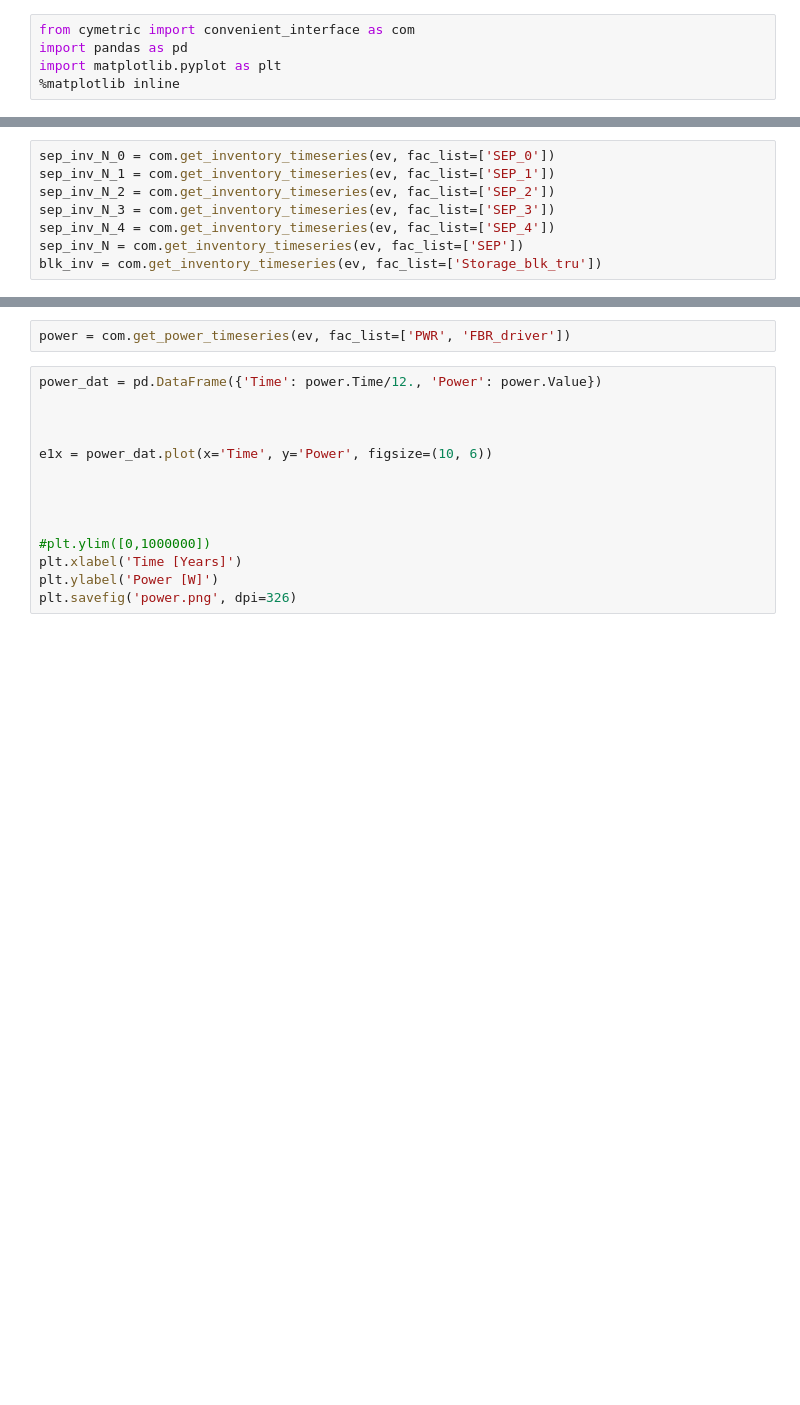
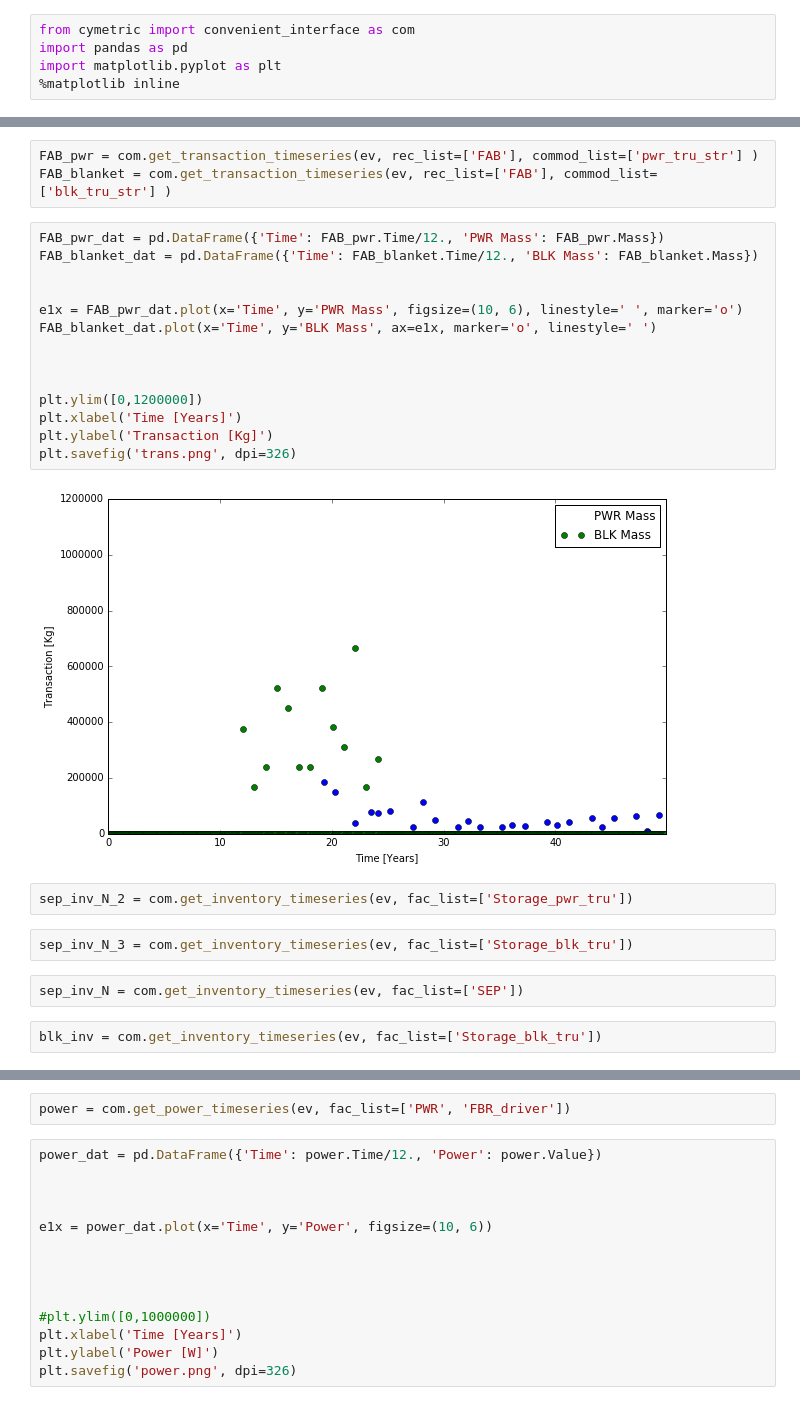
Before and after one commit to Baaaaam/EG30, a Jupyter notebook: EG30_analysis.ipynb, the cells around one changed output, grey strips where cells are left out. Saved outputs shown, nothing was run; the diff lists cells and outputs as text; blank space fills up the shorter version.

```diff
--- a/EG30_analysis.ipynb
+++ b/EG30_analysis.ipynb
@@ -52,9 +32,28 @@ plt.savefig('trans.png', dpi=326)
-# %%
-sep_inv_N_0 = com.get_inventory_timeseries(ev, fac_list=['SEP_0'])
-sep_inv_N_1 = com.get_inventory_timeseries(ev, fac_list=['SEP_1'])
-sep_inv_N_2 = com.get_inventory_timeseries(ev, fac_list=['SEP_2'])
-sep_inv_N_3 = com.get_inventory_timeseries(ev, fac_list=['SEP_3'])
-sep_inv_N_4 = com.get_inventory_timeseries(ev, fac_list=['SEP_4'])
-sep_inv_N = com.get_inventory_timeseries(ev, fac_list=['SEP'])
-blk_inv = com.get_inventory_timeseries(ev, fac_list=['Storage_blk_tru'])
+# %%
+FAB_pwr = com.get_transaction_timeseries(ev, rec_list=['FAB'], commod_list=['pwr_tru_str'] )
+FAB_blanket = com.get_transaction_timeseries(ev, rec_list=['FAB'], commod_list=['blk_tru_str'] )
+# %%
+FAB_pwr_dat = pd.DataFrame({'Time': FAB_pwr.Time/12., 'PWR Mass': FAB_pwr.Mass})
+FAB_blanket_dat = pd.DataFrame({'Time': FAB_blanket.Time/12., 'BLK Mass': FAB_blanket.Mass})
+
+
+e1x = FAB_pwr_dat.plot(x='Time', y='PWR Mass', figsize=(10, 6), linestyle=' ', marker='o')
+FAB_blanket_dat.plot(x='Time', y='BLK Mass', ax=e1x, marker='o', linestyle=' ')
+
+
+
+plt.ylim([0,1200000])
+plt.xlabel('Time [Years]')
+plt.ylabel('Transaction [Kg]')
+plt.savefig('trans.png', dpi=326)
+# %% [output]
+[figure, added]
+# %%
+sep_inv_N_2 = com.get_inventory_timeseries(ev, fac_list=['Storage_pwr_tru'])
+# %%
+sep_inv_N_3 = com.get_inventory_timeseries(ev, fac_list=['Storage_blk_tru'])
+# %%
+sep_inv_N = com.get_inventory_timeseries(ev, fac_list=['SEP'])
+# %%
+blk_inv = com.get_inventory_timeseries(ev, fac_list=['Storage_blk_tru'])
 # %%
```
Also changed, not shown: parts of 5 cells of this notebook, 5 other files.
